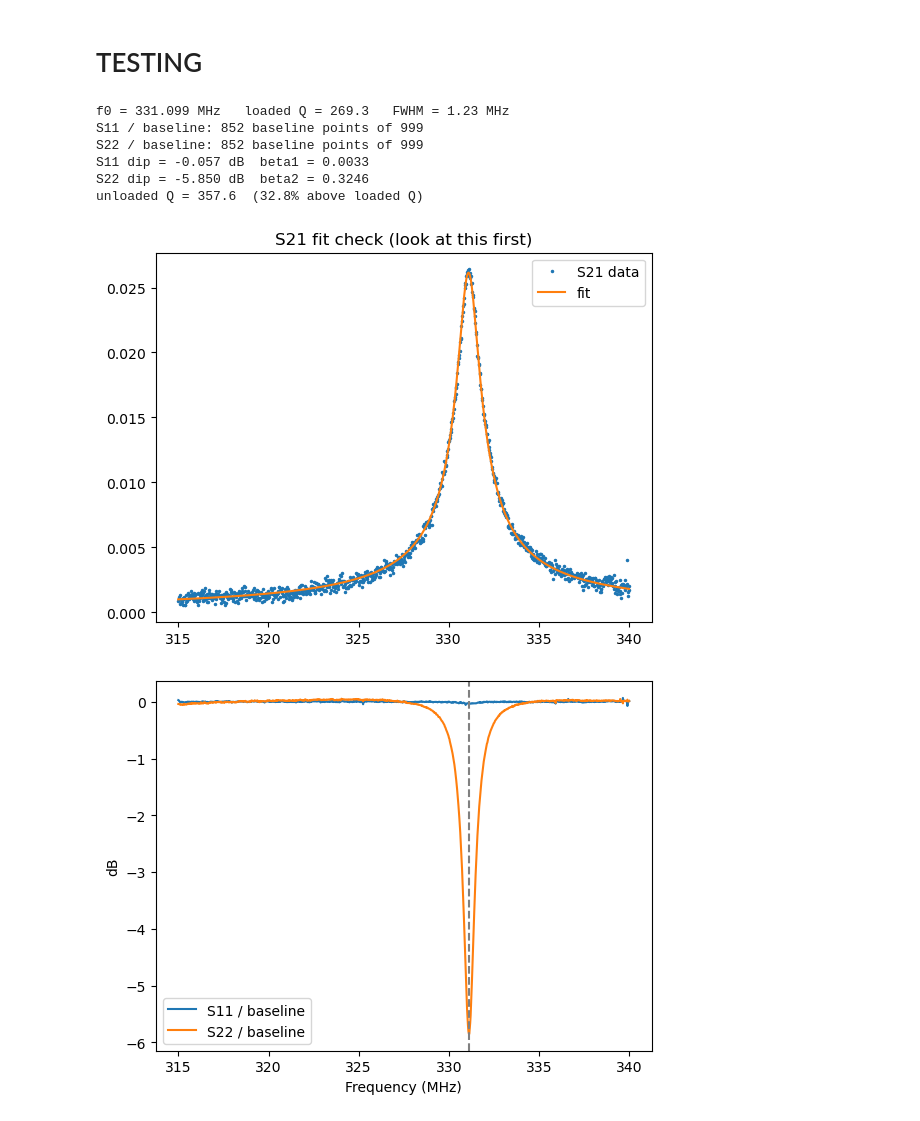
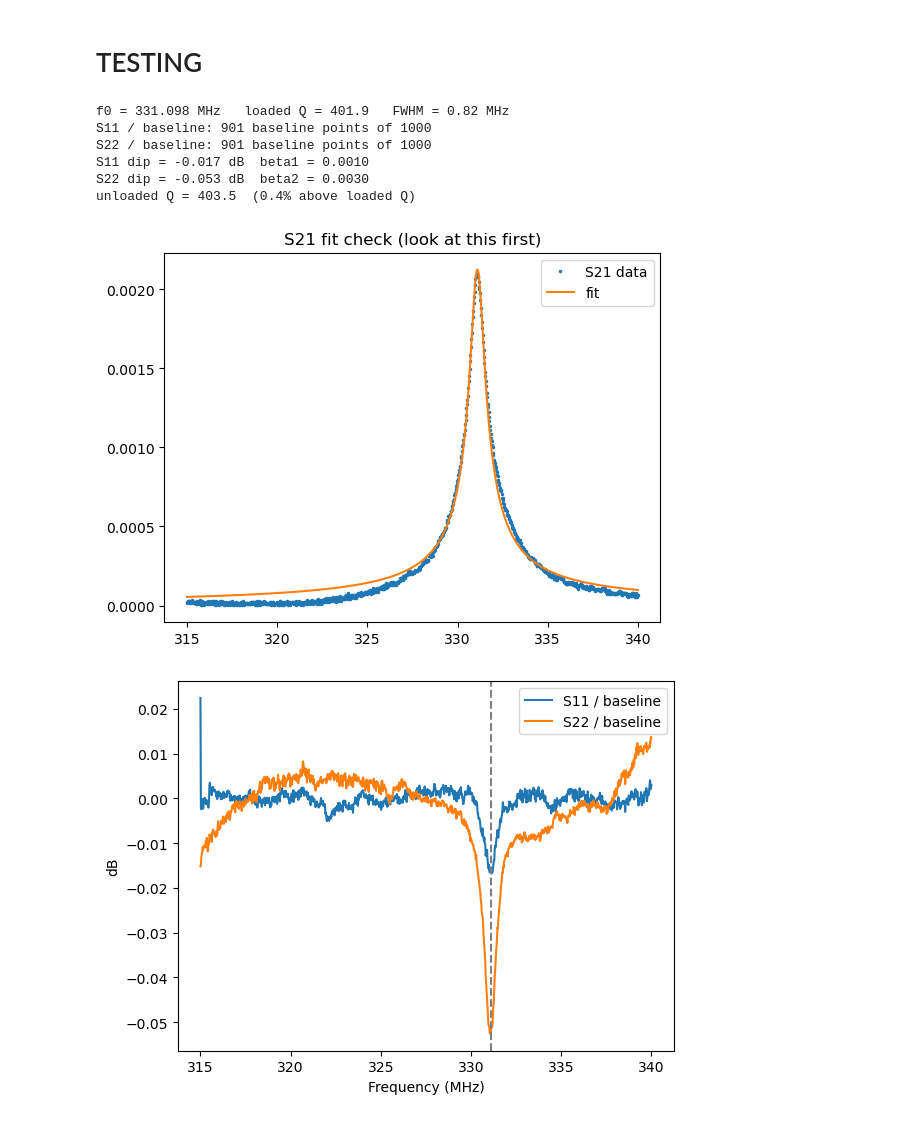
Before and after one commit to GavidD/Split-Ring, a Jupyter notebook: SRR_Lab.ipynb, the cells around one changed output. Cells and saved outputs as stored; diff of their text form; code cells hidden in the pictures.

```diff
--- a/SRR_Lab.ipynb
+++ b/SRR_Lab.ipynb
@@ -51,17 +51,16 @@ err_dBm = 0.1
 f_air = np.loadtxt('Air_NS_R2.csv', delimiter=',', usecols=0, skiprows=1)
 P_air = np.loadtxt('Air_NS_R2.csv', delimiter=',', usecols=1, skiprows=1)
 
-f_shield = np.loadtxt('Air_S_R3.csv', delimiter=',', usecols=0, skiprows=1)
-P_shield = np.loadtxt('Air_S_R3.csv', delimiter=',', usecols=1, skiprows=1)
+f_shield = np.loadtxt('Air_S_R7.csv', delimiter=',', usecols=0, skiprows=1)
+P_shield = np.loadtxt('Air_S_R7.csv', delimiter=',', usecols=1, skiprows=1)
 
-f_water = np.loadtxt('Still_Water_S_R2.csv', delimiter=',', usecols=0, skiprows=1)
-P_water = np.loadtxt('Still_Water_S_R2.csv', delimiter=',', usecols=1, skiprows=1)
+f_water = np.loadtxt('Still_Water_S_R3.csv', delimiter=',', usecols=0, skiprows=1)
+P_water = np.loadtxt('Still_Water_S_R3.csv', delimiter=',', usecols=1, skiprows=1)
 
 # total NaCl in the tank (g), one sweep per entry
-m_NaCl = np.array([0, 0.005, 0.010, 0.020, 0.030, 0.040, 0.060, 0.100, 0.150, 0.200,
-                   0.400, 0.600, 0.800, 1.20, 1.60, 2.00, 2.50, 3.50, 5.00])
-f_salt = [np.array([]) for _ in m_NaCl]
-P_salt = [np.array([]) for _ in m_NaCl]
+m_NaCl = np.array([0, 0.010])
+f_salt = [np.array([np.loadtxt('Still_Water_S_R3.csv', delimiter=',', usecols=0, skiprows=1), np.loadtxt('Salt_R1.csv', delimiter=',', usecols=0, skiprows=1)]) for _ in m_NaCl]
+P_salt = [np.array([np.loadtxt('Still_Water_S_R3.csv', delimiter=',', usecols=1, skiprows=1), np.loadtxt('Salt_R1.csv', delimiter=',', usecols=1, skiprows=1)]) for _ in m_NaCl]
 # %% [markdown]
 ## Fitting
 # %%
@@ -567,10 +570,10 @@ from scipy.optimize import curve_fit
 import matplotlib.pyplot as plt
 
 # ---------- YOUR DATA GOES HERE ----------
-freq = np.loadtxt('S11_S21_S22_R3.csv', delimiter=',', usecols=0, skiprows=1)   # Hz
-S11  = np.loadtxt('S11_S21_S22_R3.csv', delimiter=',', usecols=1, skiprows=1)
-S21  = np.loadtxt('S11_S21_S22_R3.csv', delimiter=',', usecols=2, skiprows=1)
-S22  = np.loadtxt('S11_S21_S22_R3.csv', delimiter=',', usecols=3, skiprows=1)
+freq = np.loadtxt('S11_S21_S22_R7.csv', delimiter=',', usecols=0, skiprows=1)   # Hz
+S11  = np.loadtxt('S11_S21_S22_R7.csv', delimiter=',', usecols=1, skiprows=1)
+S21  = np.loadtxt('S11_S21_S22_R7.csv', delimiter=',', usecols=2, skiprows=1)
+S22  = np.loadtxt('S11_S21_S22_R7.csv', delimiter=',', usecols=3, skiprows=1)
 # -----------------------------------------
 
 f = freq / 1e6                                           # MHz
@@ -598,41 +601,41 @@ plt.plot(f, lorentz(f, A, f0, QL, c), label="fit")
 plt.title("S21 fit check (look at this first)"); plt.legend()
 
 # ---------- 2. S11 / S22: baseline removal (magnitude only) ----------
 def beta_from(m, label, deg=2, mask_widths=1.5):
     mask = np.abs(f - f0) > mask_widths * fwhm           # baseline points
     print(f"{label}: {mask.sum()} baseline points of {len(f)}")
     if mask.sum() < 0.25*len(f):
         print(f"  WARNING: too little baseline for {label}. Re-sweep a wider span.")
     base  = np.polyval(np.polyfit(f[mask], m[mask], deg), f)
     resid = m / base
     gamma = resid[~mask].min()                           # dip depth near resonance
     beta  = (1 - gamma) / (1 + gamma)
     plt.figure(2)
     plt.plot(f, 20*np.log10(resid), label=label)
     return beta, gamma
 
 b1, g1 = beta_from(m11, "S11 / baseline")
 b2, g2 = beta_from(m22, "S22 / baseline")
 print(f"S11 dip = {20*np.log10(g1):.3f} dB  beta1 = {b1:.4f}")
 print(f"S22 dip = {20*np.log10(g2):.3f} dB  beta2 = {b2:.4f}")
 
 # ---------- 3. Unloaded Q ----------
 Q0 = QL * (1 + b1 + b2)
 print(f"unloaded Q = {Q0:.1f}  ({100*(Q0/QL - 1):.1f}% above loaded Q)")
 
 plt.figure(2)
 plt.axvline(f0, ls="--", c="gray")
 plt.xlabel("Frequency (MHz)"); plt.ylabel("dB"); plt.legend()
 plt.show()
 # %% [output]
-f0 = 331.099 MHz   loaded Q = 269.3   FWHM = 1.23 MHz
-S11 / baseline: 852 baseline points of 999
-S22 / baseline: 852 baseline points of 999
-S11 dip = -0.057 dB  beta1 = 0.0033
-S22 dip = -5.850 dB  beta2 = 0.3246
-unloaded Q = 357.6  (32.8% above loaded Q)
+f0 = 331.098 MHz   loaded Q = 401.9   FWHM = 0.82 MHz
+S11 / baseline: 901 baseline points of 1000
+S22 / baseline: 901 baseline points of 1000
+S11 dip = -0.017 dB  beta1 = 0.0010
+S22 dip = -0.053 dB  beta2 = 0.0030
+unloaded Q = 403.5  (0.4% above loaded Q)
-[figure, old version]
+[figure, new version]
-[figure, old version]
+[figure, new version]
 # %%
 import numpy as np
 
```
Also changed, not shown: parts of 9 cells of this notebook, 4 other files.
